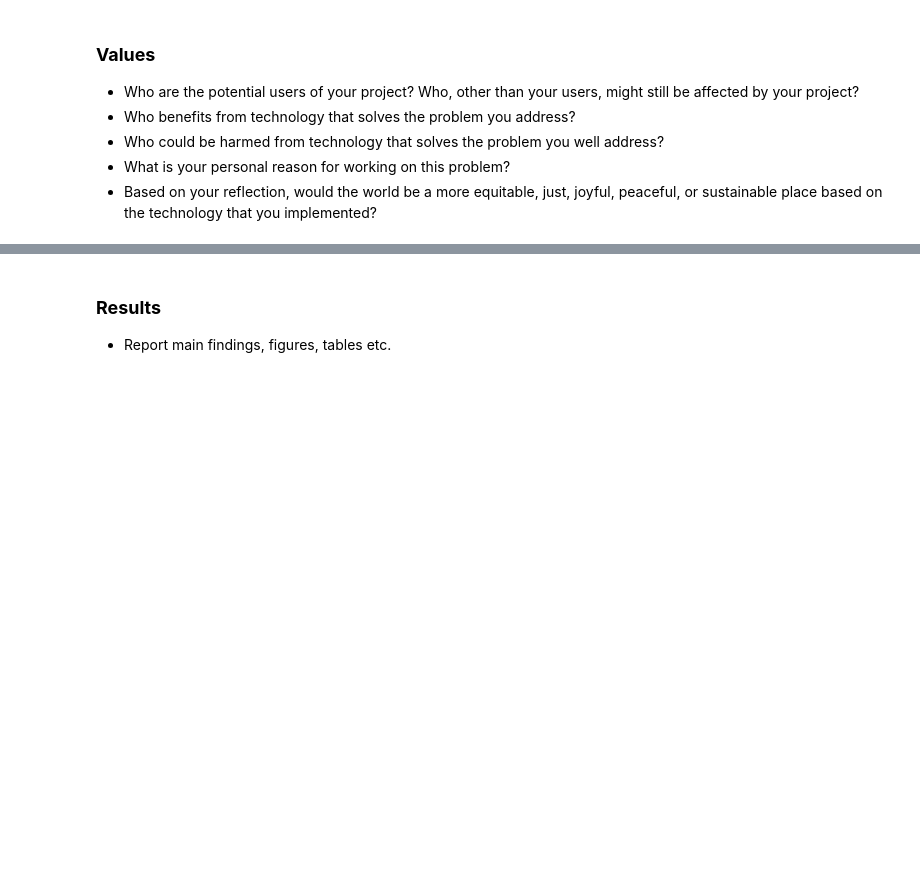
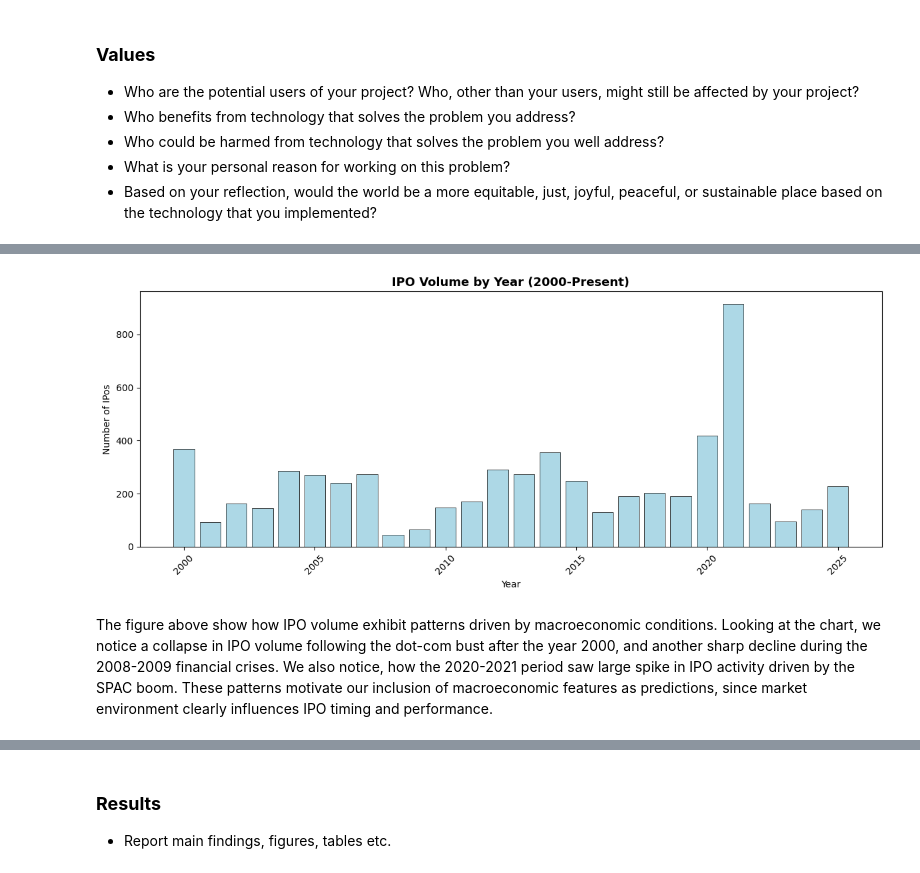
Before and after one commit to A-Kester/ipologists, a Jupyter notebook: report.ipynb, the cells around one changed output, grey strips where cells are left out. Drawn from its saved outputs; the diff is of its cells as text; code cells hidden in the pictures; blank space fills up the shorter version.

```diff
--- a/report.ipynb
+++ b/report.ipynb
@@ -51,0 +153,18 @@ risk = pd.read_csv('data/final/dataset_with_risk.csv')
+# %%
+fig,ax = plt.subplots(figsize=(12,5))
+full["Pricing Date"] = pd.to_datetime(full["Pricing Date"])
+full["year"] = full["Pricing Date"].dt.year
+ipo_by_year = full.groupby("year").size()
+
+ax.bar(ipo_by_year.index, ipo_by_year.values, color="lightblue", edgecolor="black", linewidth=0.5)
+ax.set_title("IPO Volume by Year (2000-Present)", fontsize=13, fontweight = "bold")
+
+ax.set_xlabel("Year")
+ax.set_ylabel("Number of IPos")
+ax.tick_params(axis="x", rotation=45)
+plt.tight_layout()
+plt.show()
+# %% [output]
+[figure, added]
+# %% [markdown]
+The figure above show how IPO volume exhibit patterns driven by macroeconomic conditions. Looking at the chart, we notice a collapse in IPO volume following the dot-com bust after the year 2000, and another sharp decline during the 2008-2009 financial crises. We also notice, how the 2020-2021 period saw large spike in IPO activity driven by the SPAC boom. These patterns motivate our inclusion of macroeconomic features as predictions, since market environment clearly influences IPO timing and performance.
```
Also changed, not shown: parts of 18 cells of this notebook, 2 other files.
